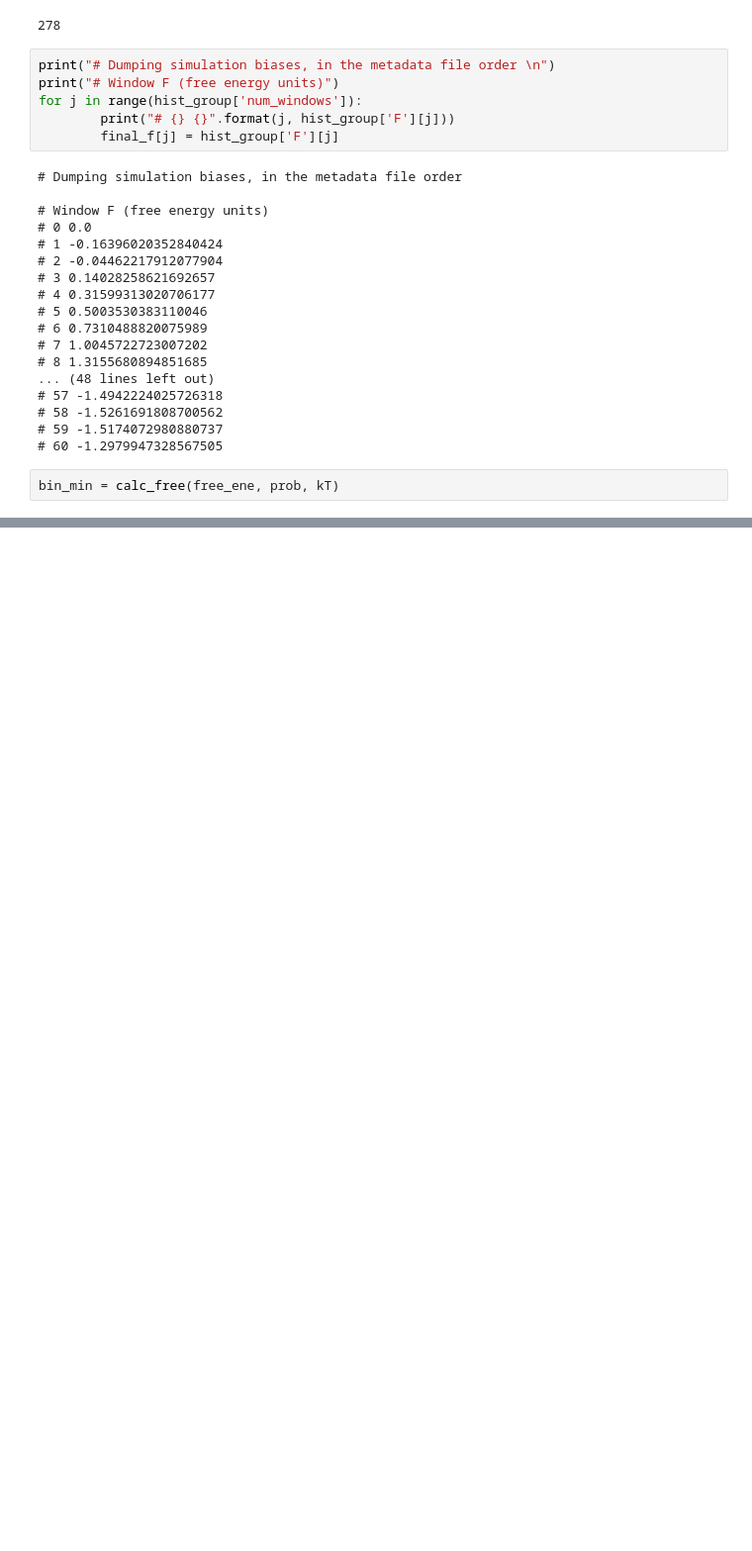
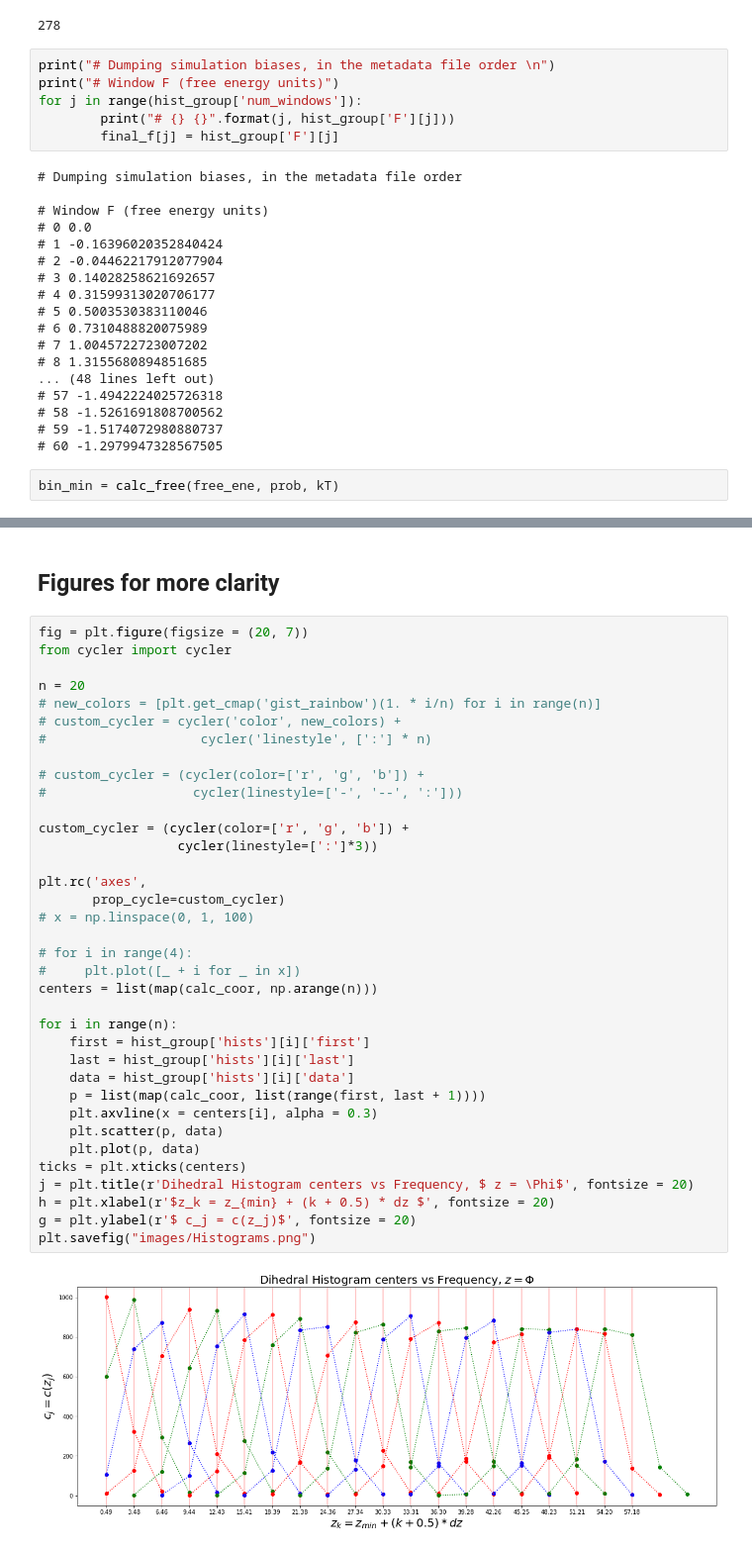
Before and after one commit to shaunak-badani/MD, a Jupyter notebook: wham/WHAM.ipynb, the cells around one changed output, grey strips where cells are left out. Shown at 99% size. Drawn from its saved outputs; the diff is of its cells as text; blank space fills up the shorter version.

```diff
--- a/wham/WHAM.ipynb
+++ b/wham/WHAM.ipynb
@@ -286,0 +282,40 @@ plt.grid(True)
+# %% [markdown]
+## Figures for more clarity
+# %%
+fig = plt.figure(figsize = (20, 7))
+from cycler import cycler
+
+n = 20
+# new_colors = [plt.get_cmap('gist_rainbow')(1. * i/n) for i in range(n)]
+# custom_cycler = cycler('color', new_colors) +
+#                    cycler('linestyle', [':'] * n)
+
+# custom_cycler = (cycler(color=['r', 'g', 'b']) +
+#                   cycler(linestyle=['-', '--', ':']))
+
+custom_cycler = (cycler(color=['r', 'g', 'b']) +
+                  cycler(linestyle=[':']*3))
+
+plt.rc('axes',
+       prop_cycle=custom_cycler)
+# x = np.linspace(0, 1, 100)
+
+# for i in range(4):
+#     plt.plot([_ + i for _ in x])
+centers = list(map(calc_coor, np.arange(n)))
+
+for i in range(n):
+    first = hist_group['hists'][i]['first']
+    last = hist_group['hists'][i]['last']
+    data = hist_group['hists'][i]['data']
+    p = list(map(calc_coor, list(range(first, last + 1))))
+    plt.axvline(x = centers[i], alpha = 0.3)
+    plt.scatter(p, data)
+    plt.plot(p, data)
+ticks = plt.xticks(centers)
+j = plt.title(r'Dihedral Histogram centers vs Frequency, $ z = \Phi$', fontsize = 20)
+h = plt.xlabel(r'$z_k = z_{min} + (k + 0.5) * dz $', fontsize = 20)
+g = plt.ylabel(r'$ c_j = c(z_j)$', fontsize = 20)
+plt.savefig("images/Histograms.png")
+# %% [output]
+[figure, added]
```
Also changed, not shown: parts of 15 cells of this notebook, 6 other files.
